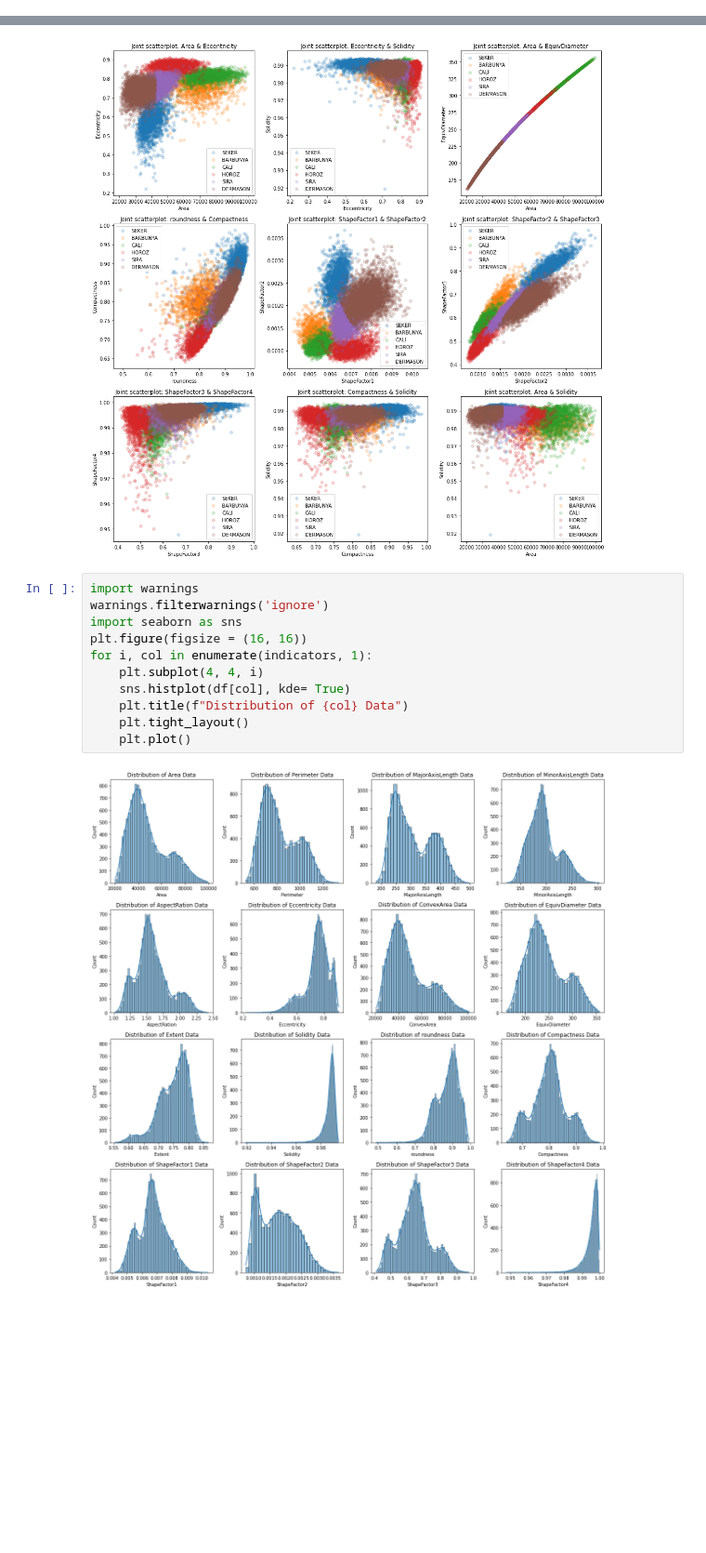
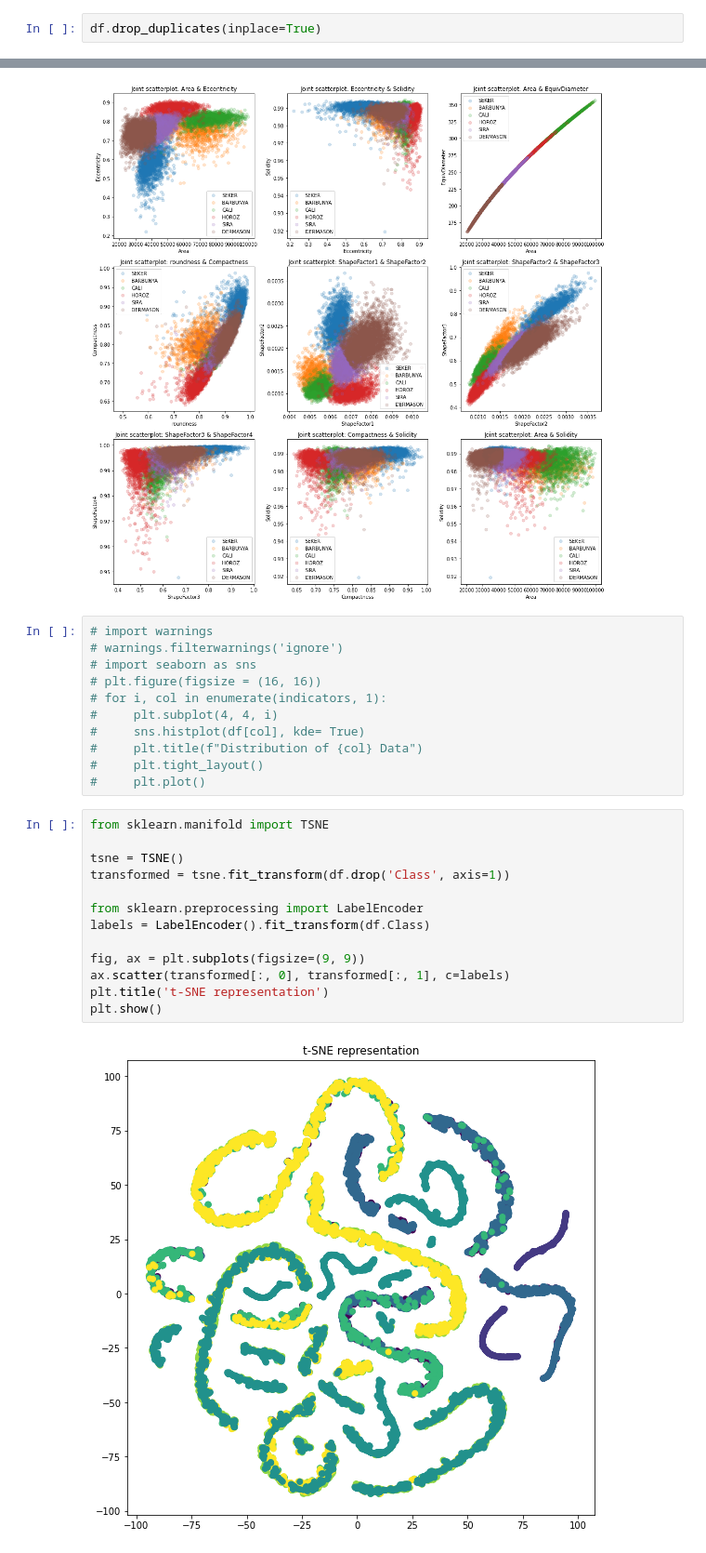
Before and after one commit to abinashrasonowal/Dry-Bean-Classifier, a Jupyter notebook: dry bean classifier.ipynb, the cells around one changed output, grey strips where cells are left out. Shown at 93% size. Cells and saved outputs as stored; diff of their text form; blank space fills up the shorter version.

```diff
--- a/dry bean classifier.ipynb
+++ b/dry bean classifier.ipynb
@@ -66,0 +121,2 @@ No missing values
+# %%
+df.drop_duplicates(inplace=True)
@@ -185,15 +241,28 @@ plt.show()
 # %% [output]
 [figure]
 # %%
-import warnings
-warnings.filterwarnings('ignore')
-import seaborn as sns
-plt.figure(figsize = (16, 16))
-for i, col in enumerate(indicators, 1):
-    plt.subplot(4, 4, i)
-    sns.histplot(df[col], kde= True)
-    plt.title(f"Distribution of {col} Data")
-    plt.tight_layout()
-    plt.plot()
+# import warnings
+# warnings.filterwarnings('ignore')
+# import seaborn as sns
+# plt.figure(figsize = (16, 16))
+# for i, col in enumerate(indicators, 1):
+#     plt.subplot(4, 4, i)
+#     sns.histplot(df[col], kde= True)
+#     plt.title(f"Distribution of {col} Data")
+#     plt.tight_layout()
+#     plt.plot()
-# %% [output]
-[figure, removed]
+# %%
+from sklearn.manifold import TSNE
+
+tsne = TSNE()
+transformed = tsne.fit_transform(df.drop('Class', axis=1))
+
+from sklearn.preprocessing import LabelEncoder
+labels = LabelEncoder().fit_transform(df.Class)
+
+fig, ax = plt.subplots(figsize=(9, 9))
+ax.scatter(transformed[:, 0], transformed[:, 1], c=labels)
+plt.title('t-SNE representation')
+plt.show()
+# %% [output]
+[figure, added]
```
Also changed, not shown: parts of 12 cells of this notebook, 1 other file.
